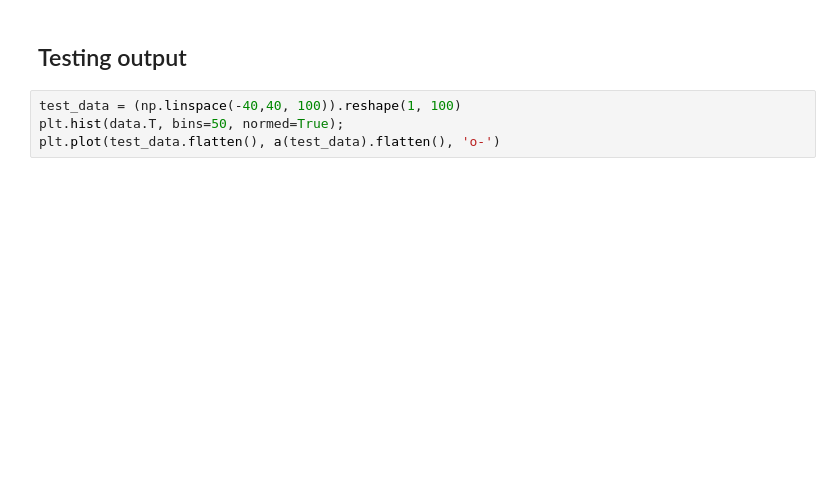
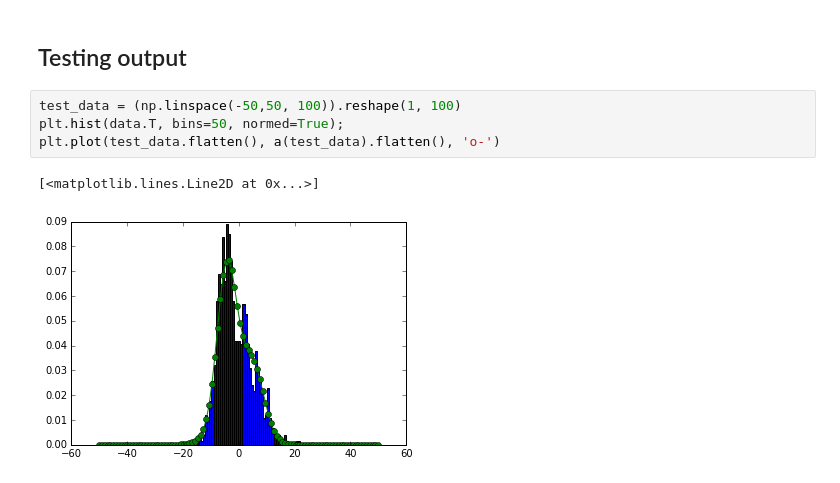
Before and after one commit to RiemannAI/theta, a Jupyter notebook: examples/example_1d_gaussians.ipynb, the cells around one changed output. Drawn from its saved outputs; the diff is of its cells as text; blank space fills up the shorter version.

```diff
--- a/examples/example_1d_gaussians.ipynb
+++ b/examples/example_1d_gaussians.ipynb
@@ -70,6 +118,9 @@ solution = minim.train(logarithmic, a, data, tolfun=1e-3)
 # %% [markdown]
 ## Testing output
 # %%
-test_data = (np.linspace(-40,40, 100)).reshape(1, 100)
+test_data = (np.linspace(-50,50, 100)).reshape(1, 100)
 plt.hist(data.T, bins=50, normed=True);
 plt.plot(test_data.flatten(), a(test_data).flatten(), 'o-')
+# %% [output]
+[<matplotlib.lines.Line2D at 0x...>]
+[figure, added]
```
Also changed, not shown: parts of 9 cells of this notebook, 3 other files.
